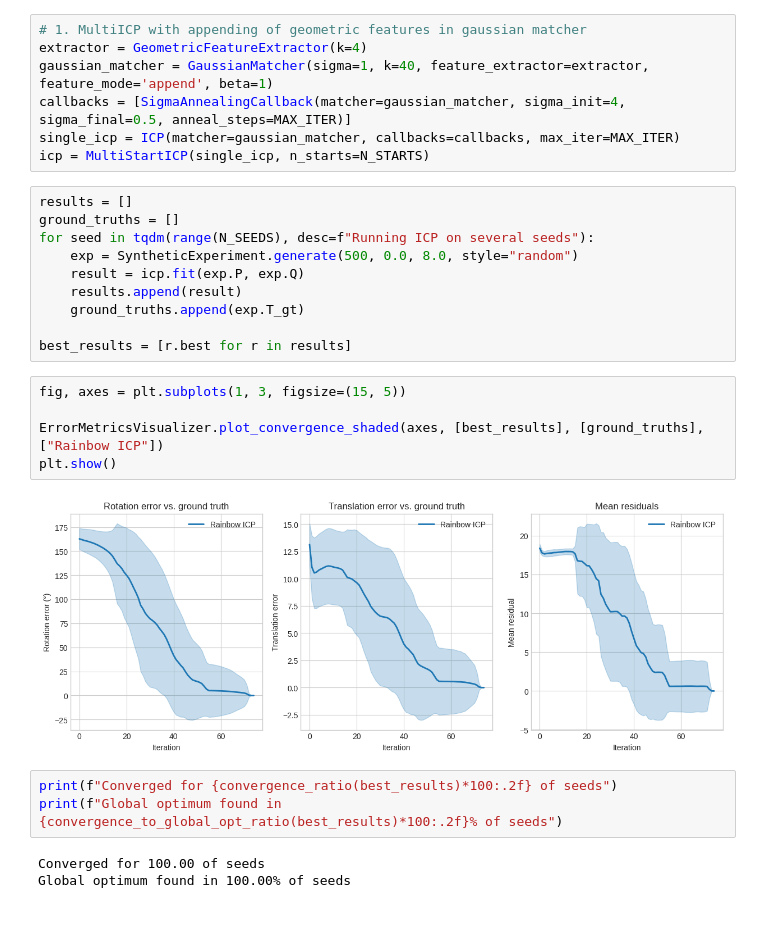
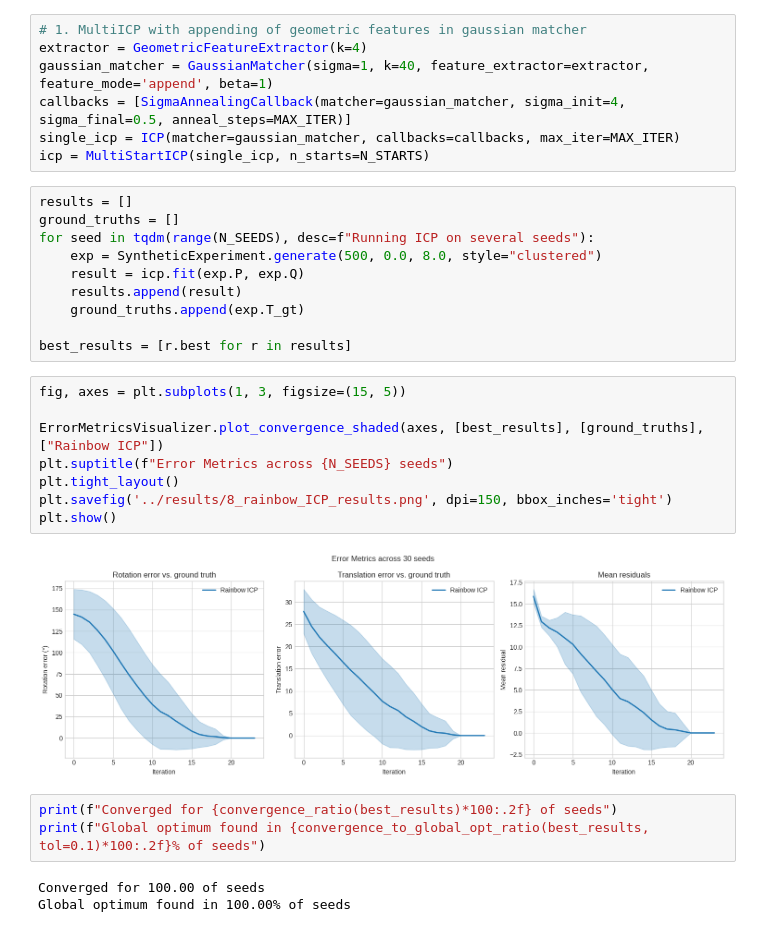
Before and after one commit to AdrianDegenkolb/TransformationRecovery, a Jupyter notebook: notebooks/8_rainbow_icp.ipynb, the cells around one changed output. Saved outputs shown, nothing was run; the diff lists cells and outputs as text.

Commit message:
Implement Rainbow ICP

```diff
--- a/notebooks/8_rainbow_icp.ipynb
+++ b/notebooks/8_rainbow_icp.ipynb
@@ -25,7 +25,7 @@ icp = MultiStartICP(single_icp, n_starts=N_STARTS)
 results = []
 ground_truths = []
 for seed in tqdm(range(N_SEEDS), desc=f"Running ICP on several seeds"):
-    exp = SyntheticExperiment.generate(500, 0.0, 8.0, style="random")
+    exp = SyntheticExperiment.generate(500, 0.0, 8.0, style="clustered")
     result = icp.fit(exp.P, exp.Q)
     results.append(result)
     ground_truths.append(exp.T_gt)
@@ -34,13 +34,16 @@ best_results = [r.best for r in results]
 # %%
 fig, axes = plt.subplots(1, 3, figsize=(15, 5))
 
 ErrorMetricsVisualizer.plot_convergence_shaded(axes, [best_results], [ground_truths], ["Rainbow ICP"])
+plt.suptitle(f"Error Metrics across {N_SEEDS} seeds")
+plt.tight_layout()
+plt.savefig('../results/8_rainbow_ICP_results.png', dpi=150, bbox_inches='tight')
 plt.show()
 # %% [output]
-[figure, old version]
+[figure, new version]
 # %%
 print(f"Converged for {convergence_ratio(best_results)*100:.2f} of seeds")
-print(f"Global optimum found in {convergence_to_global_opt_ratio(best_results)*100:.2f}% of seeds")
+print(f"Global optimum found in {convergence_to_global_opt_ratio(best_results, tol=0.1)*100:.2f}% of seeds")
 # %% [output]
 Converged for 100.00 of seeds
 Global optimum found in 100.00% of seeds
```
Also changed, not shown: parts of 1 cell of this notebook, 4 other files.
